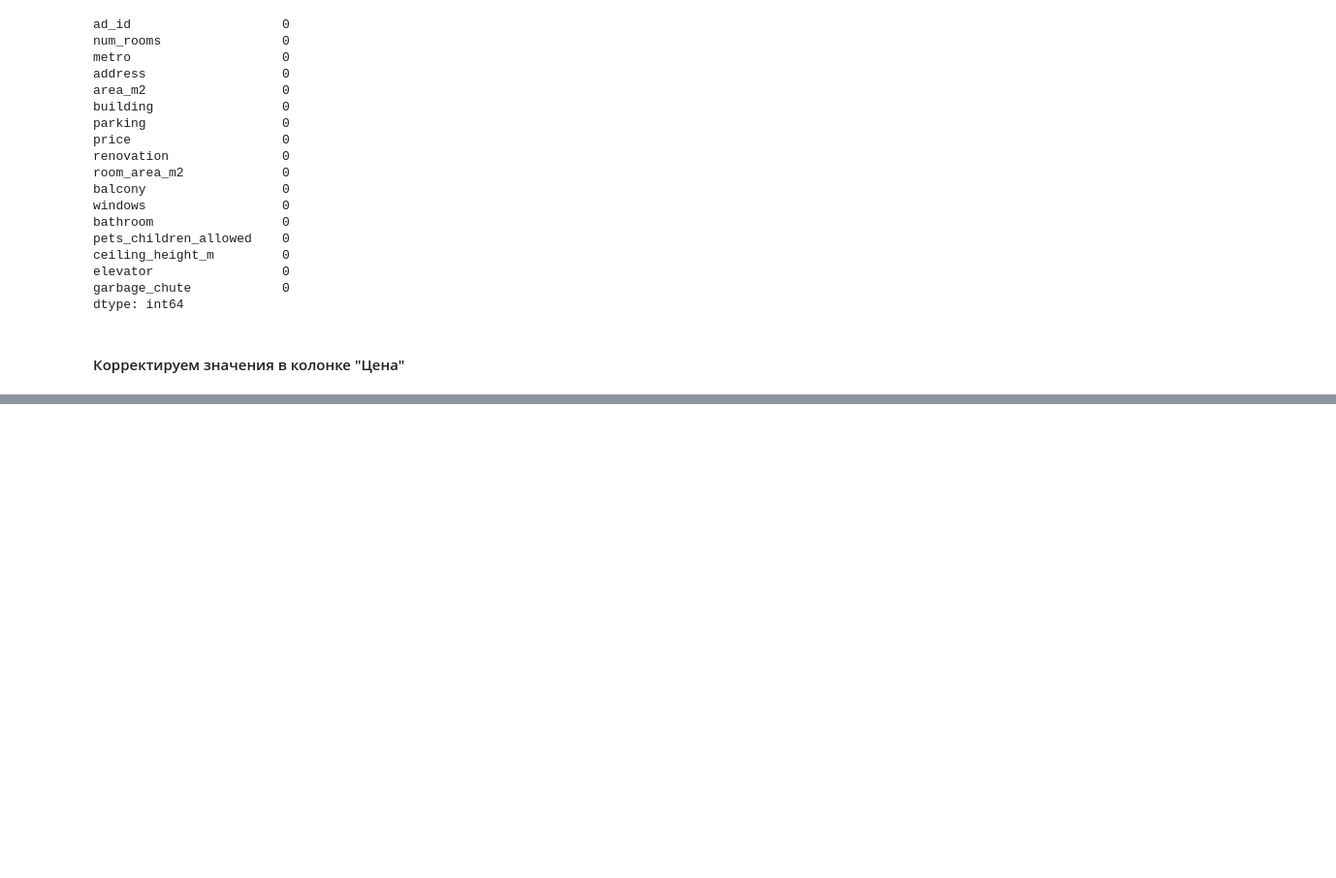
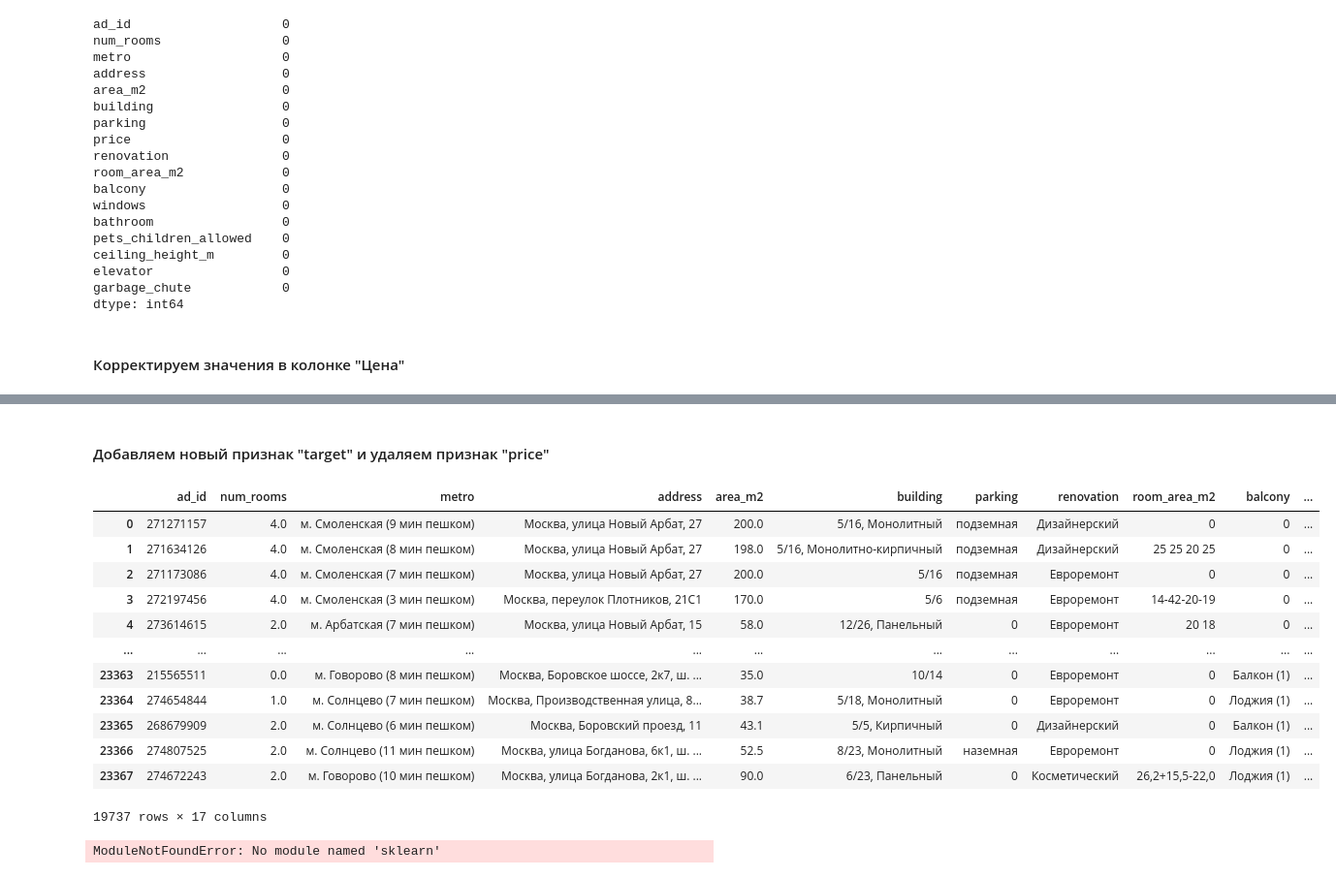
Before and after one commit to Saveliy-Vorobev/apartment-price-analytics, a Jupyter notebook: notebooks/preprocessing.ipynb, the cells around one changed output, grey strips where cells are left out. Shown at 97% size. Saved outputs shown, nothing was run; the diff lists cells and outputs as text; code cells hidden in the pictures; blank space fills up the shorter version.

Commit message:
Добавили релиз 3.0: обновили файл preprocessing.ipynb и добавили финальный датасет boevue_susliki_data.csv

```diff
--- a/notebooks/preprocessing.ipynb
+++ b/notebooks/preprocessing.ipynb
@@ -105,0 +128,41 @@ df.head(5)
+# %% [markdown]
+#### Добавляем новый признак "target" и удаляем признак "price"
+# %%
+df["target"] = df["price"]
+df.drop("price", axis=1, inplace=True)
+df
+# %% [output]
+|  | ad_id | num_rooms | metro | address | area_m2 | building | parking | renovation | room_area_m2 | balcony | ... |
+| 0 | 271271157 | 4.0 | м. Смоленская (9 мин пешком) | Москва, улица Новый Арбат, 27 | 200.0 | 5/16, Монолитный | подземная | Дизайнерский | 0 | 0 | ... |
+| 1 | 271634126 | 4.0 | м. Смоленская (8 мин пешком) | Москва, улица Новый Арбат, 27 | 198.0 | 5/16, Монолитно-кирпичный | подземная | Дизайнерский | 25 25 20 25 | 0 | ... |
+| 2 | 271173086 | 4.0 | м. Смоленская (7 мин пешком) | Москва, улица Новый Арбат, 27 | 200.0 | 5/16 | подземная | Евроремонт | 0 | 0 | ... |
+| 3 | 272197456 | 4.0 | м. Смоленская (3 мин пешком) | Москва, переулок Плотников, 21С1 | 170.0 | 5/6 | подземная | Евроремонт | 14-42-20-19 | 0 | ... |
+| 4 | 273614615 | 2.0 | м. Арбатская (7 мин пешком) | Москва, улица Новый Арбат, 15 | 58.0 | 12/26, Панельный | 0 | Евроремонт | 20 18 | 0 | ... |
+| ... | ... | ... | ... | ... | ... | ... | ... | ... | ... | ... | ... |
+| 23363 | 215565511 | 0.0 | м. Говорово (8 мин пешком) | Москва, Боровское шоссе, 2к7, ш. ... | 35.0 | 10/14 | 0 | Евроремонт | 0 | Балкон (1) | ... |
+| 23364 | 274654844 | 1.0 | м. Солнцево (7 мин пешком) | Москва, Производственная улица, 8... | 38.7 | 5/18, Монолитный | 0 | Евроремонт | 0 | Лоджия (1) | ... |
+| 23365 | 268679909 | 2.0 | м. Солнцево (6 мин пешком) | Москва, Боровский проезд, 11 | 43.1 | 5/5, Кирпичный | 0 | Дизайнерский | 0 | Балкон (1) | ... |
+| 23366 | 274807525 | 2.0 | м. Солнцево (11 мин пешком) | Москва, улица Богданова, 6к1, ш. ... | 52.5 | 8/23, Монолитный | наземная | Евроремонт | 0 | Лоджия (1) | ... |
+| 23367 | 274672243 | 2.0 | м. Говорово (10 мин пешком) | Москва, улица Богданова, 2к1, ш. ... | 90.0 | 6/23, Панельный | 0 | Косметический | 26,2+15,5-22,0 | Лоджия (1) | ... |
+19737 rows × 17 columns
+# %%
+# Повторная загрузка библиотек после сброса состояния
+from sklearn.preprocessing import LabelEncoder
+
+# 🔹 2. Находим категориальные колонки (строковые данные)
+categorical_columns = df.select_dtypes(include=["object"]).columns
+
+# 🔹 3. Приводим все категориальные признаки к строковому типу (чтобы избежать смешанных типов)
+df[categorical_columns] = df[categorical_columns].astype(str)
+
+# 🔹 4. Кодируем категориальные признаки с помощью LabelEncoder
+label_encoders = {}  # Словарь для сохранения энкодеров
+
+for col in categorical_columns:
+    le = LabelEncoder()
+    df[col] = le.fit_transform(df[col])  # Кодируем столбец
+    label_encoders[col] = le  # Сохраняем encoder для возможного обратного преобразования
+
+df
+# %% [output]
+ModuleNotFoundError: No module named 'sklearn'
```
Also changed, not shown: parts of 5 cells of this notebook, 1 other file.
